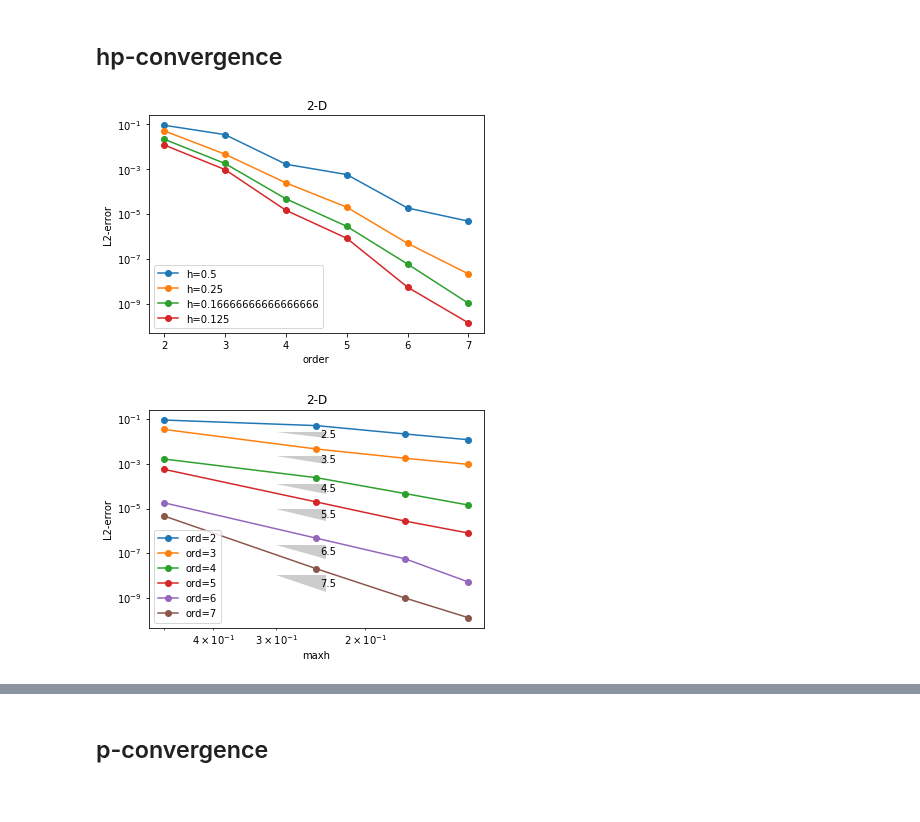
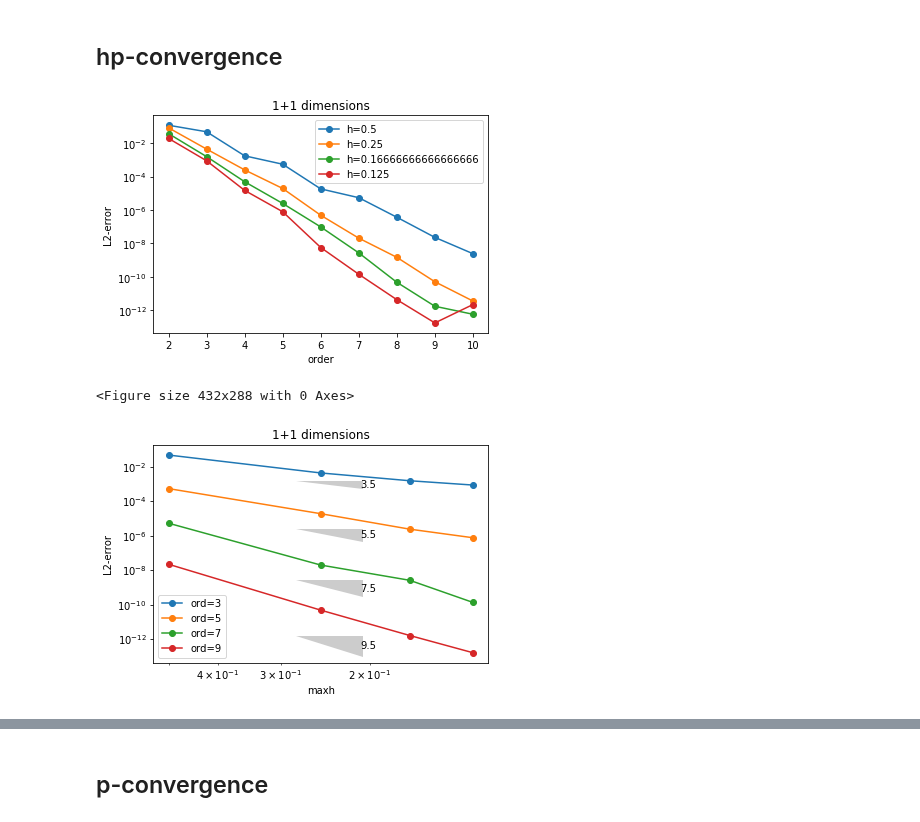
Before and after one commit to PaulSt/NGSTrefftz, a Jupyter notebook: python_test/notebooks/evolvetent.ipynb, the cells around one changed output, grey strips where cells are left out. Saved outputs shown, nothing was run; the diff lists cells and outputs as text; code cells hidden in the pictures.

```diff
--- a/python_test/notebooks/evolvetent.ipynb
+++ b/python_test/notebooks/evolvetent.ipynb
@@ -49,15 +49,19 @@ def hpplot(error,xrange,maxh,title=""):
     plt.ylabel("L2-error")
     plt.xlabel("order")
     #plt.savefig("results/pvtv3_"+label[yaxis]+label[xaxis]+".png")
-    plt.savefig('results/convsp_'+squashtitle+'.eps', format='eps', dpi=1000)
     #plt.show()
+    fig1 = plt.gcf()
+    plt.show()
+    plt.draw()
+    fig1.savefig('results/convsp_'+squashtitle+"order"+'.png', format='png', dpi=1000)
 
     fig = plt.figure()
     #plt.subplot(1, 2, 2)
     ax = fig.gca()
     for i,h in enumerate(list(xrange)):
+        if (squashtitle=="1+1dimensions" and i%2) or (squashtitle=="3+1dimensions") or squashtitle=="2+1dimensions":
             plt.loglog( maxh, [er[i] for er in error], '-o', label="ord="+str(h))
-            annotation.slope_marker((0.3,error[1][i]-error[1][i]*0.5), h+0.5,invert=True, ax=ax,size_frac=0.15)
+            annotation.slope_marker((0.35,error[2][i]+error[2][i]*0.9), h+0.5,invert=True, ax=ax,size_frac=0.2)
             #plt.setp(ax.get_xticklabels(), rotation=30, horizontalalignment='right')
     for label in ax.xaxis.get_ticklabels()[::2]:
         label.set_visible(False)
@@ -68,8 +72,11 @@ def hpplot(error,xrange,maxh,title=""):
     plt.ylabel("L2-error")
     plt.xlabel("maxh")
     #plt.savefig("results/pvtv3_"+label[yaxis]+label[xaxis]+".png")
-    plt.savefig('results/convsp_'+squashtitle+'.eps', format='eps', dpi=1000)
-    plt.show()
+    #plt.show()
+    fig2 = plt.gcf()
+    #plt.show()
+    #plt.draw()
+    fig2.savefig('results/convsp_'+squashtitle+"maxh"+'.png', format='png', dpi=1000)
 
 def hploop(meshes,maxh,maxorder,c):
     error = [None] * len(meshes)
@@ -121,14 +127,15 @@ for t in Timers():
 # %% [markdown]
 ## hp-convergence
 # %%
-c = 3
-maxorder = 8
+c = 1
+maxorder = 11
 meshes = [Mesh(SegMesh(h,0,1)) for h in range(2,9,2)]
 maxh = [1/h for h in range(2,9,2)]
 error = hploop(meshes,maxh,maxorder,c)
-hpplot(error,range(2,maxorder),maxh,"2-D")
+hpplot(error,range(2,maxorder),maxh,"1+1 dimensions")
 # %% [output]
-[figure, old version]
+[figure, new version]
+<Figure size 432x288 with 0 Axes>
-[figure, old version]
+[figure, new version]
 # %%
 maxorder = 6
```
Also changed, not shown: parts of 6 cells of this notebook.
